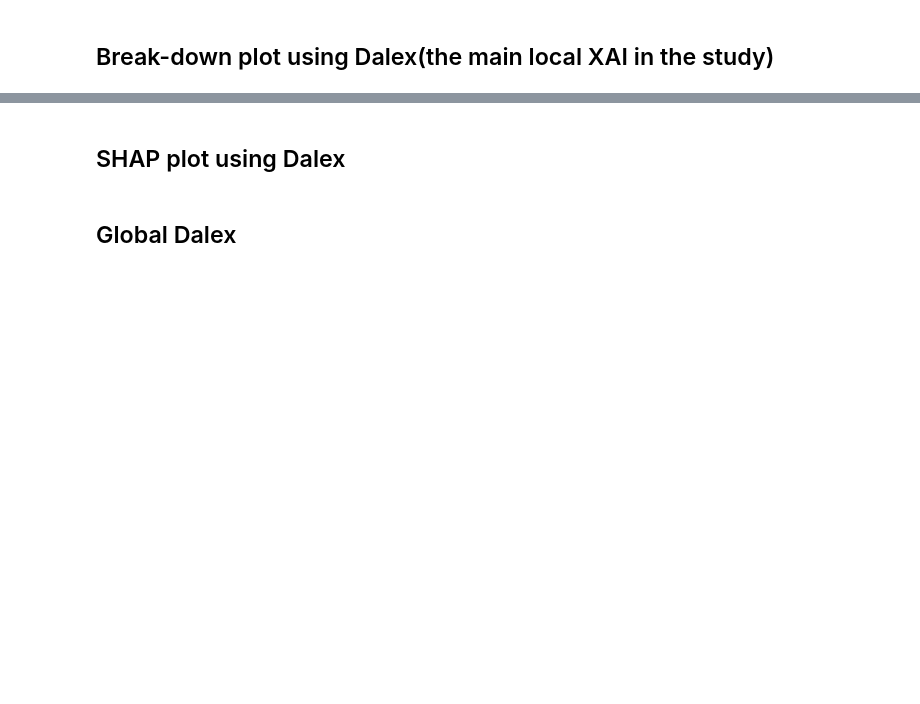
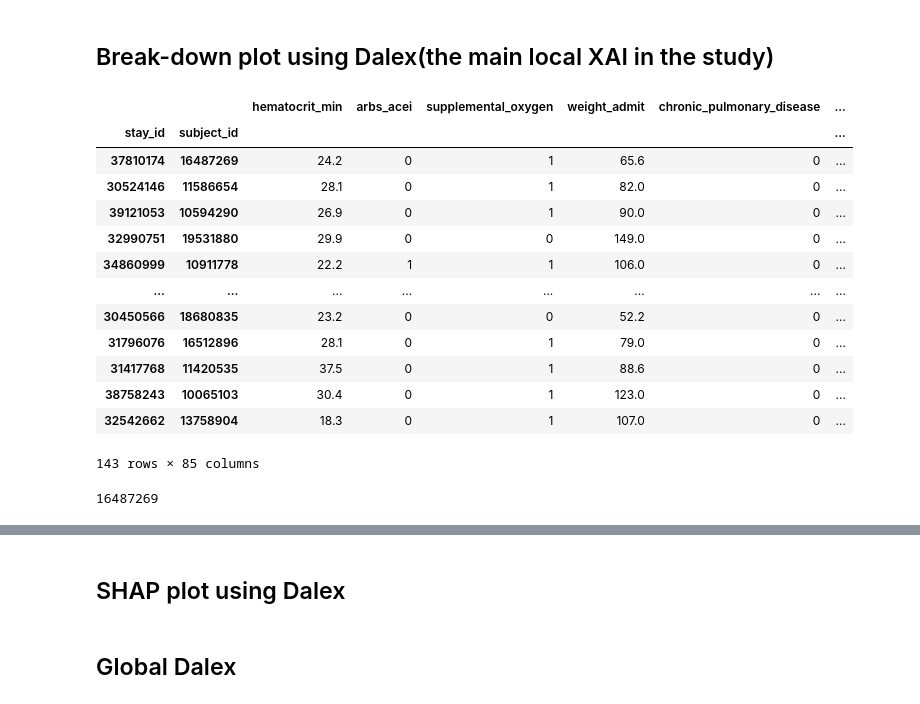
Before and after one commit to amirhkr/AKI_MIMIC4, a Jupyter notebook: ML_models_notebooks/SB_preadmisssion/preadmission_75_mean_180_7_days/XGB_preadmisssion_75_SB_6hr_fix.ipynb, the cells around one changed output, grey strips where cells are left out. Drawn from its saved outputs; the diff is of its cells as text; code cells hidden in the pictures; blank space fills up the shorter version.

```diff
--- a/ML_models_notebooks/SB_preadmisssion/preadmission_75_mean_180_7_days/XGB_preadmisssion_75_SB_6hr_fix.ipynb
+++ b/ML_models_notebooks/SB_preadmisssion/preadmission_75_mean_180_7_days/XGB_preadmisssion_75_SB_6hr_fix.ipynb
@@ -900,11 +913,11 @@ __________
 
 # X,y = pipeline_final.named_steps['resample'].fit_resample(X_test, y_test)
 plt.rcParams["figure.figsize"] = (6,5)
-clf_threshold = 0.62
+clf_threshold = 0.60
 
 X,y = X_valid.values, y_valid.values
 
-X,y = X_test.values, y_test.values
+# X,y = X_test.values, y_test.values
 
 y_pred = pipeline_final.predict(X)
 y_pred_proba = pipeline_final.predict_proba(X)
@@ -1131,6 +1026,10 @@ df_test_all = X_test.copy()
 df_test_all['y_actual'] = y_test
 df_test_all['y_pred'] = y_pred
 # df_test_all
+# %%
+df_test_all = X_valid.copy()
+df_test_all['y_actual'] = y_valid
+df_test_all['y_pred'] = y_pred
 # %%
 # labeling the category of error
 
@@ -1249,3 +1119,22 @@ for k,df in error_df.items():
 df_shap.iloc[[281]]
 # %% [markdown]
 ## Break-down plot using Dalex(the main local XAI in the study)
+# %%
+df_FP_high_scr = df_FP[df_FP.creatinine_max>1.0]
+# %%
+df_FP_high_scr
+# %% [output]
+|  |  | hematocrit_min | arbs_acei | supplemental_oxygen | weight_admit | chronic_pulmonary_disease | ... |
+| stay_id | subject_id |  |  |  |  |  | ... |
+| 37810174 | 16487269 | 24.2 | 0 | 1 | 65.6 | 0 | ... |
+| 30524146 | 11586654 | 28.1 | 0 | 1 | 82.0 | 0 | ... |
+| 39121053 | 10594290 | 26.9 | 0 | 1 | 90.0 | 0 | ... |
+| 32990751 | 19531880 | 29.9 | 0 | 0 | 149.0 | 0 | ... |
+| 34860999 | 10911778 | 22.2 | 1 | 1 | 106.0 | 0 | ... |
+| ... | ... | ... | ... | ... | ... | ... | ... |
+| 30450566 | 18680835 | 23.2 | 0 | 0 | 52.2 | 0 | ... |
+| 31796076 | 16512896 | 28.1 | 0 | 1 | 79.0 | 0 | ... |
+| 31417768 | 11420535 | 37.5 | 0 | 1 | 88.6 | 0 | ... |
+| 38758243 | 10065103 | 30.4 | 0 | 1 | 123.0 | 0 | ... |
+| 32542662 | 13758904 | 18.3 | 0 | 1 | 107.0 | 0 | ... |
+143 rows × 85 columns
@@ -1251,0 +1145,4 @@ df_shap.iloc[[281]]
+# %%
+df_FP_high_scr.loc[37810174].index[0]
+# %% [output]
+16487269
```
Also changed, not shown: parts of 36 cells of this notebook, 2 other files.
